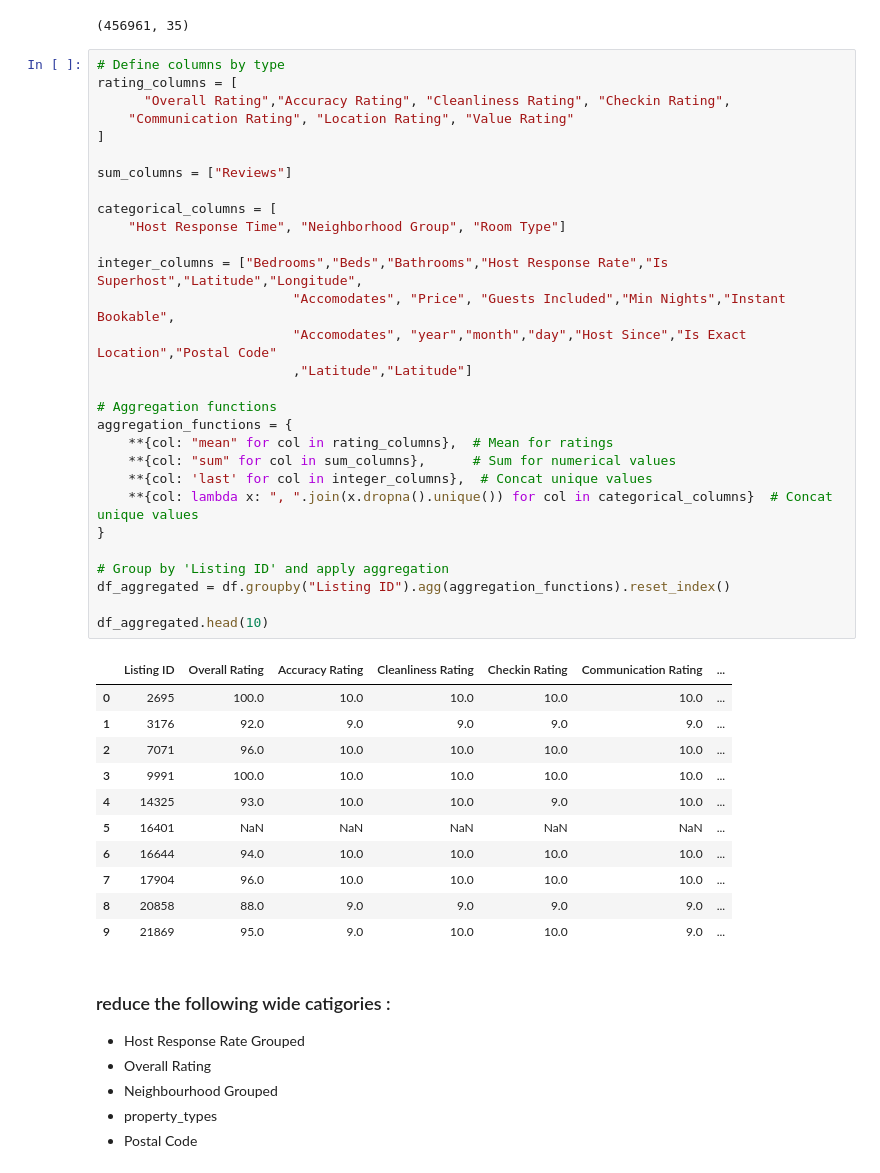
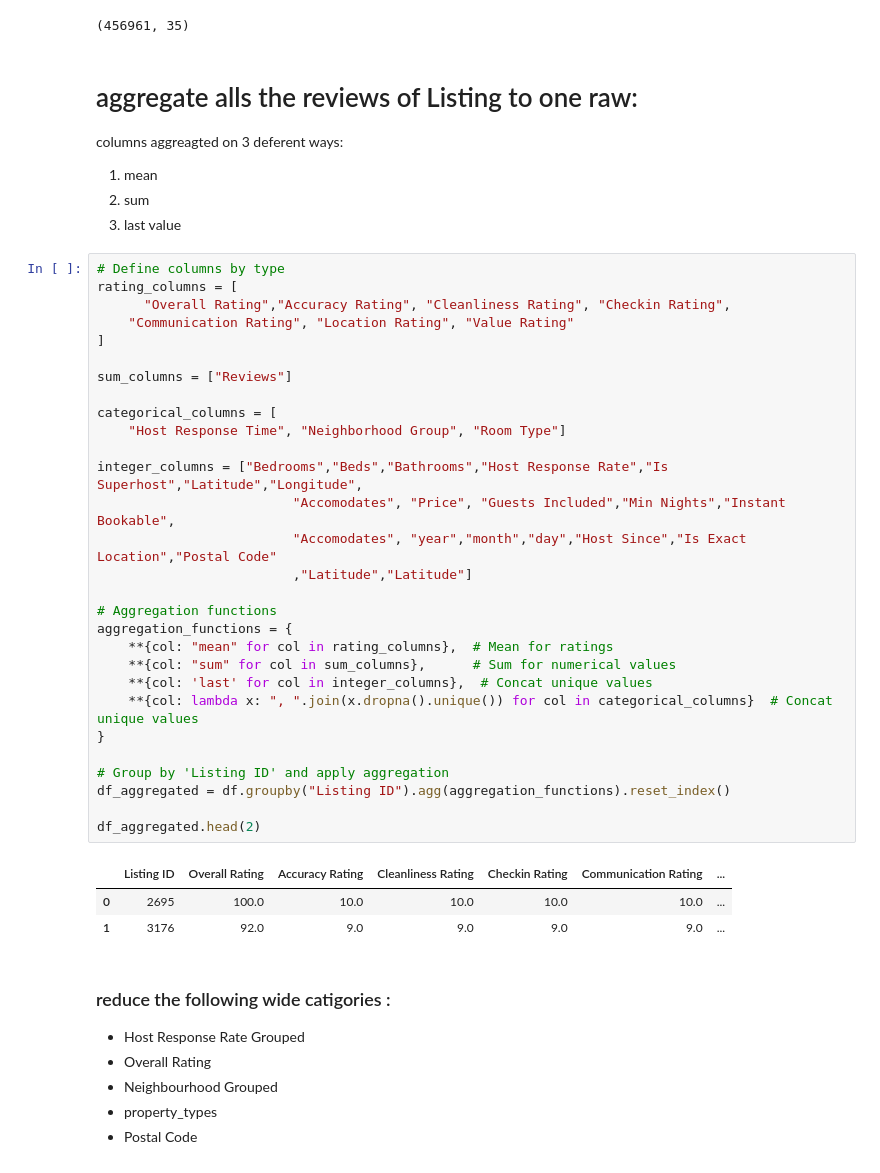
Before and after one commit to rafatb/Berlin_Airbnb_Price_Prediction, a Jupyter notebook: Berlin_Airbnb_Price_Prediction_data_preperation.ipynb, the cells around one changed output. Cells and saved outputs as stored; diff of their text form.

```diff
--- a/Berlin_Airbnb_Price_Prediction_data_preperation.ipynb
+++ b/Berlin_Airbnb_Price_Prediction_data_preperation.ipynb
@@ -99,47 +101,45 @@ df['Postal Code'] = df['Postal Code'].astype(str).str[:5]
 df.shape
 # %% [output]
 (456961, 35)
+# %% [markdown]
+# aggregate alls the reviews of Listing to one raw:
+columns aggreagted on 3 deferent ways:
+1. mean
+2. sum
+3. last value
 # %%
 # Define columns by type
 rating_columns = [
       "Overall Rating","Accuracy Rating", "Cleanliness Rating", "Checkin Rating",
     "Communication Rating", "Location Rating", "Value Rating"
 ]
 
 sum_columns = ["Reviews"]
 
 categorical_columns = [
     "Host Response Time", "Neighborhood Group", "Room Type"]
 
 integer_columns = ["Bedrooms","Beds","Bathrooms","Host Response Rate","Is Superhost","Latitude","Longitude",
                          "Accomodates", "Price", "Guests Included","Min Nights","Instant Bookable",
                          "Accomodates", "year","month","day","Host Since","Is Exact Location","Postal Code"
                          ,"Latitude","Latitude"]
 
 # Aggregation functions
 aggregation_functions = {
     **{col: "mean" for col in rating_columns},  # Mean for ratings
     **{col: "sum" for col in sum_columns},      # Sum for numerical values
     **{col: 'last' for col in integer_columns},  # Concat unique values
     **{col: lambda x: ", ".join(x.dropna().unique()) for col in categorical_columns}  # Concat unique values
 }
 
 # Group by 'Listing ID' and apply aggregation
 df_aggregated = df.groupby("Listing ID").agg(aggregation_functions).reset_index()
 
-df_aggregated.head(10)
+df_aggregated.head(2)
 # %% [output]
 |  | Listing ID | Overall Rating | Accuracy Rating | Cleanliness Rating | Checkin Rating | Communication Rating | ... |
 | 0 | 2695 | 100.0 | 10.0 | 10.0 | 10.0 | 10.0 | ... |
 | 1 | 3176 | 92.0 | 9.0 | 9.0 | 9.0 | 9.0 | ... |
-| 2 | 7071 | 96.0 | 10.0 | 10.0 | 10.0 | 10.0 | ... |
-| 3 | 9991 | 100.0 | 10.0 | 10.0 | 10.0 | 10.0 | ... |
-| 4 | 14325 | 93.0 | 10.0 | 10.0 | 9.0 | 10.0 | ... |
-| 5 | 16401 | NaN | NaN | NaN | NaN | NaN | ... |
-| 6 | 16644 | 94.0 | 10.0 | 10.0 | 10.0 | 10.0 | ... |
-| 7 | 17904 | 96.0 | 10.0 | 10.0 | 10.0 | 10.0 | ... |
-| 8 | 20858 | 88.0 | 9.0 | 9.0 | 9.0 | 9.0 | ... |
-| 9 | 21869 | 95.0 | 9.0 | 10.0 | 10.0 | 9.0 | ... |
 # %% [markdown]
 ### reduce the following wide catigories :
 * Host Response Rate Grouped
```
Also changed, not shown: parts of 3 cells of this notebook.
